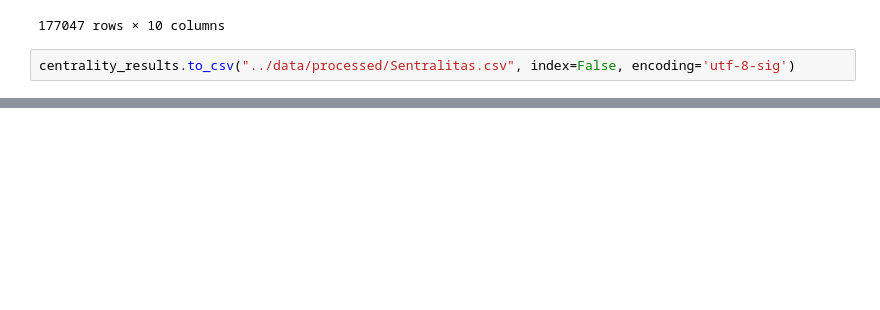
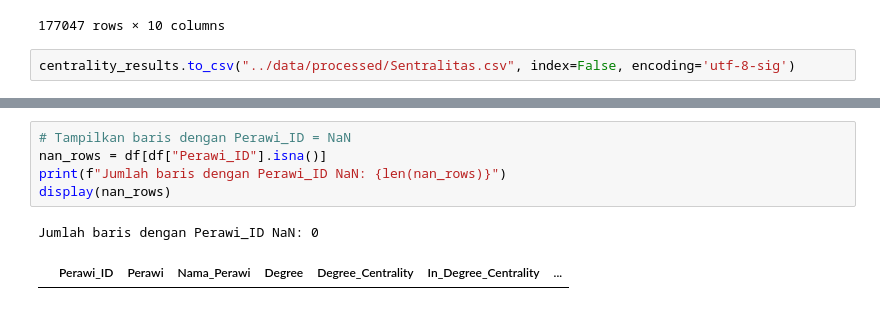
Before and after one commit to Nazrililham090805/sanad-hadith, a Jupyter notebook: src/NetworkX.ipynb, the cells around one changed output, grey strips where cells are left out. Saved outputs shown, nothing was run; the diff lists cells and outputs as text; blank space fills up the shorter version.

```diff
--- a/src/NetworkX.ipynb
+++ b/src/NetworkX.ipynb
@@ -518,0 +526,8 @@ centrality_results.to_csv("../data/processed/Sentralitas.csv", index=False, enco
+# %%
+# Tampilkan baris dengan Perawi_ID = NaN
+nan_rows = df[df["Perawi_ID"].isna()]
+print(f"Jumlah baris dengan Perawi_ID NaN: {len(nan_rows)}")
+display(nan_rows)
+# %% [output]
+Jumlah baris dengan Perawi_ID NaN: 0
+|  | Perawi_ID | Perawi | Nama_Perawi | Degree | Degree_Centrality | In_Degree_Centrality | ... |
```
Also changed, not shown: parts of 2 cells of this notebook, 1 other file.
